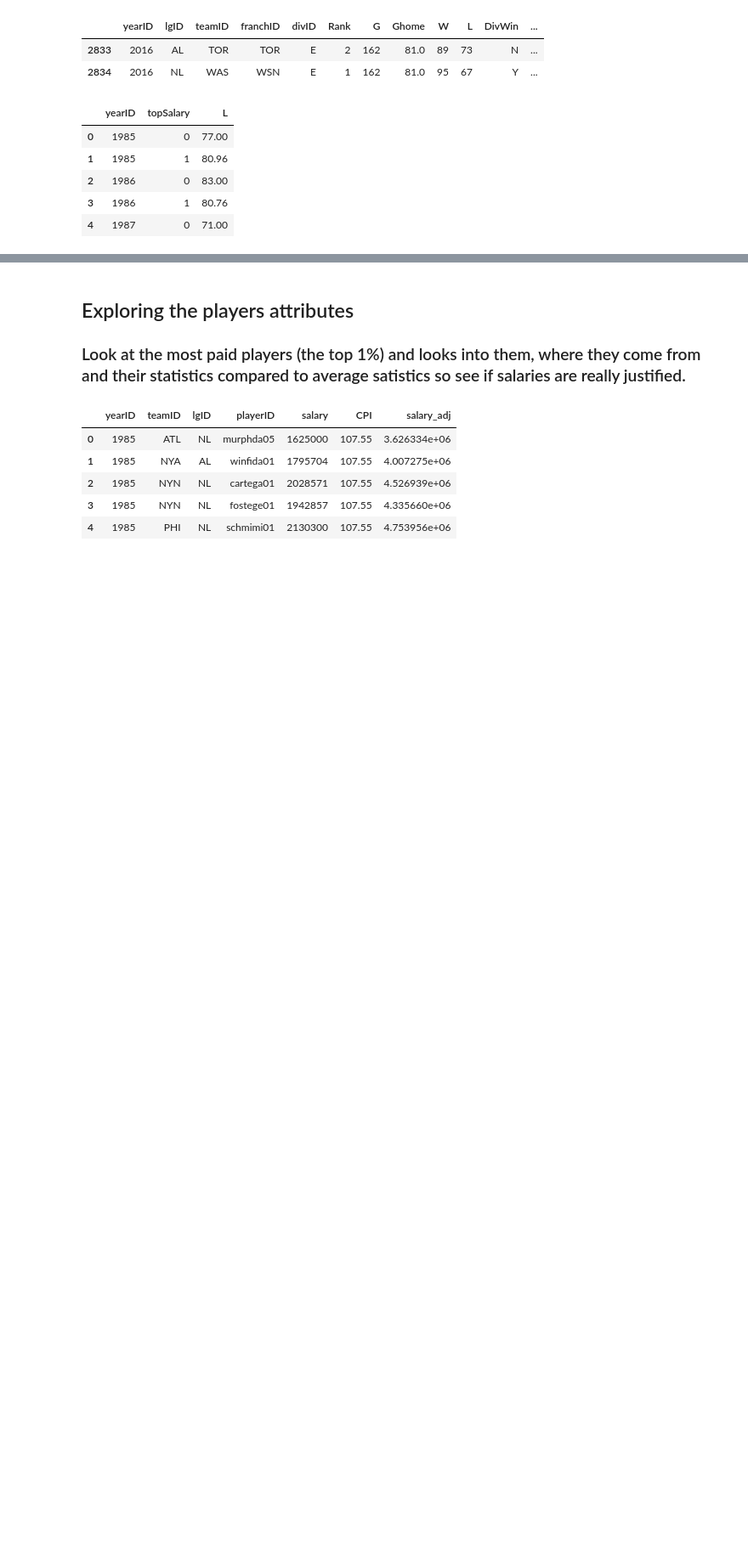
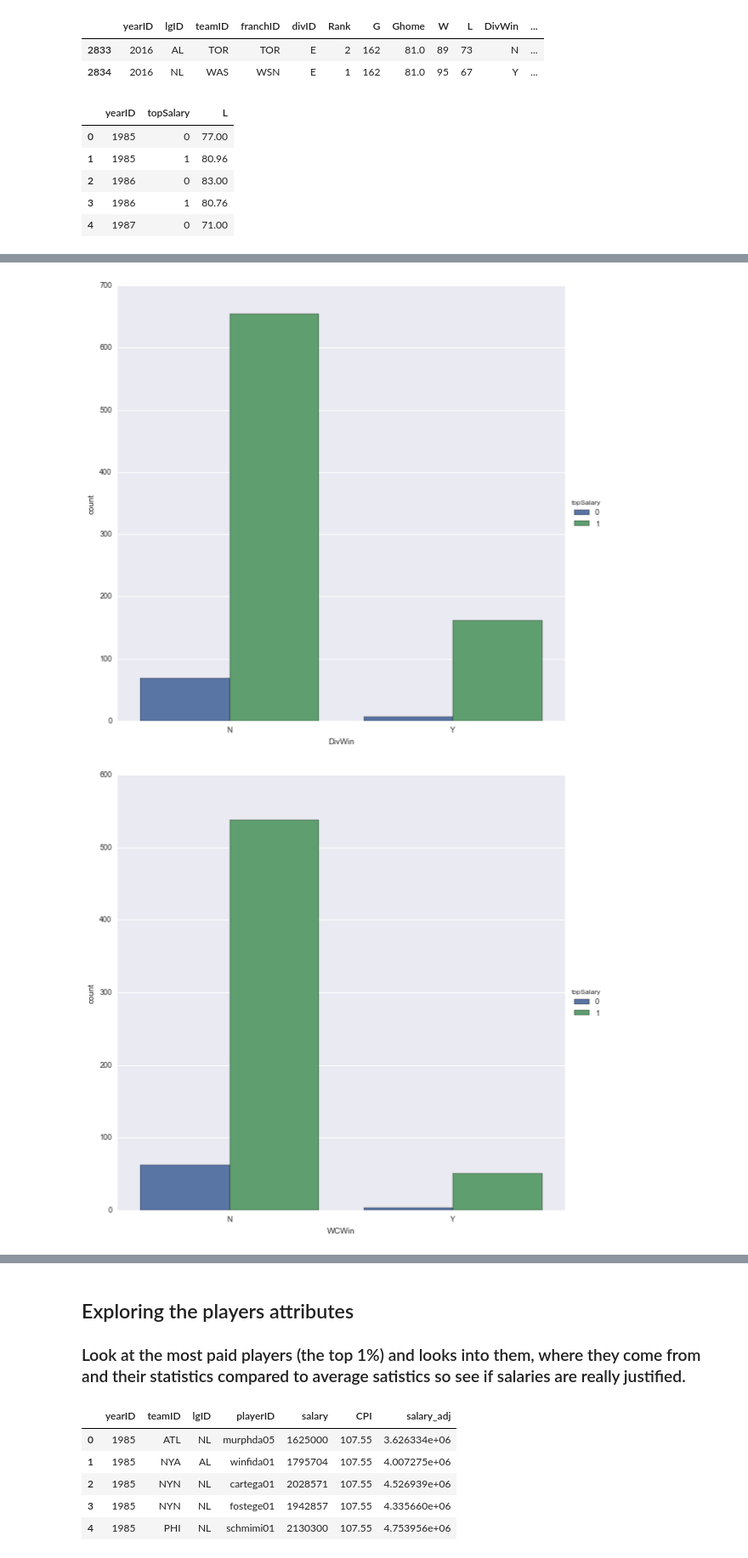
Before and after one commit to bcg0006/udc, a Jupyter notebook: baseball_data_analysis.ipynb, the cells around one changed output, grey strips where cells are left out. Shown at 85% size. Cells and saved outputs as stored; diff of their text form; code cells hidden in the pictures; blank space fills up the shorter version.

```diff
--- a/baseball_data_analysis.ipynb
+++ b/baseball_data_analysis.ipynb
@@ -317,0 +323,8 @@ f.set_xticklabels(rotation=40)
+# %%
+tournaments = ['DivWin', 'WCWin', 'LgWin', 'WSWin']
+# %%
+for tournament in tournaments:
+    sns.factorplot(x=tournament, hue='topSalary', data=teams_1985_2016, kind='count', size=8)
+# %% [output]
+[figure, added]
+[figure, added]
```
Also changed, not shown: parts of 14 cells of this notebook.
